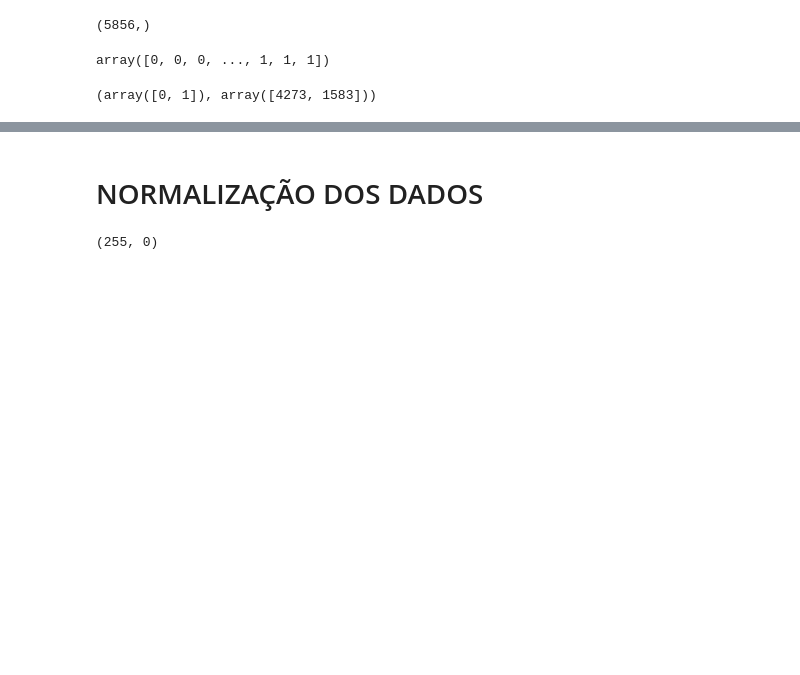
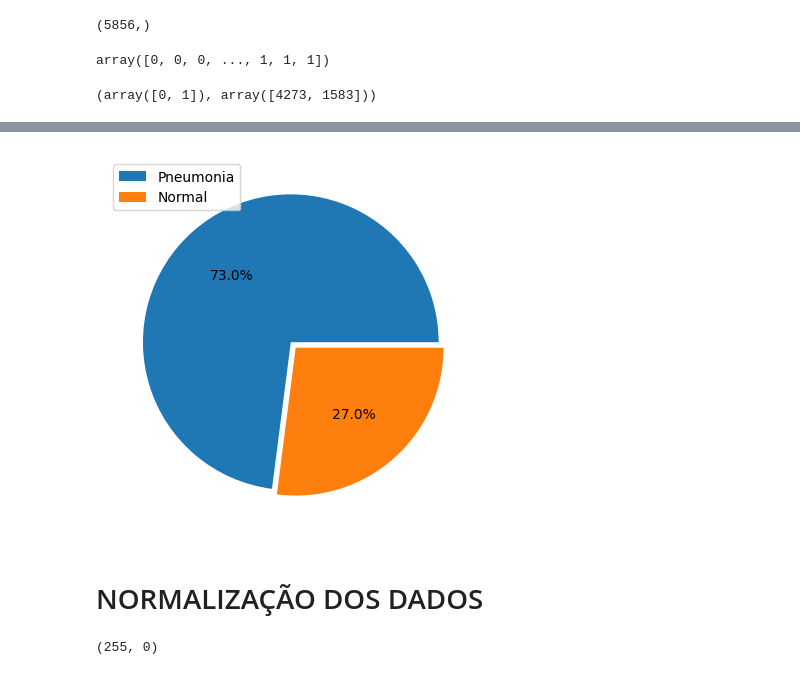
Before and after one commit to dvbarbato/projeto_xray, a Jupyter notebook: classificador.ipynb, the cells around one changed output, grey strips where cells are left out. Drawn from its saved outputs; the diff is of its cells as text; code cells hidden in the pictures; blank space fills up the shorter version.

```diff
--- a/classificador.ipynb
+++ b/classificador.ipynb
@@ -182,3 +177,9 @@ sns.countplot(x=y);
+# %%
+porcentagem = pd.DataFrame(y).value_counts(normalize=True)
+plt.pie(porcentagem, explode = [0,0.05], autopct='%1.1f%%')
+plt.legend(labels=['Pneumonia', 'Normal'], );
+# %% [output]
+[figure, added]
 # %% [markdown]
 # NORMALIZAÇÃO DOS DADOS
 # %%
```
Also changed, not shown: parts of 11 cells of this notebook, 3 other files.
